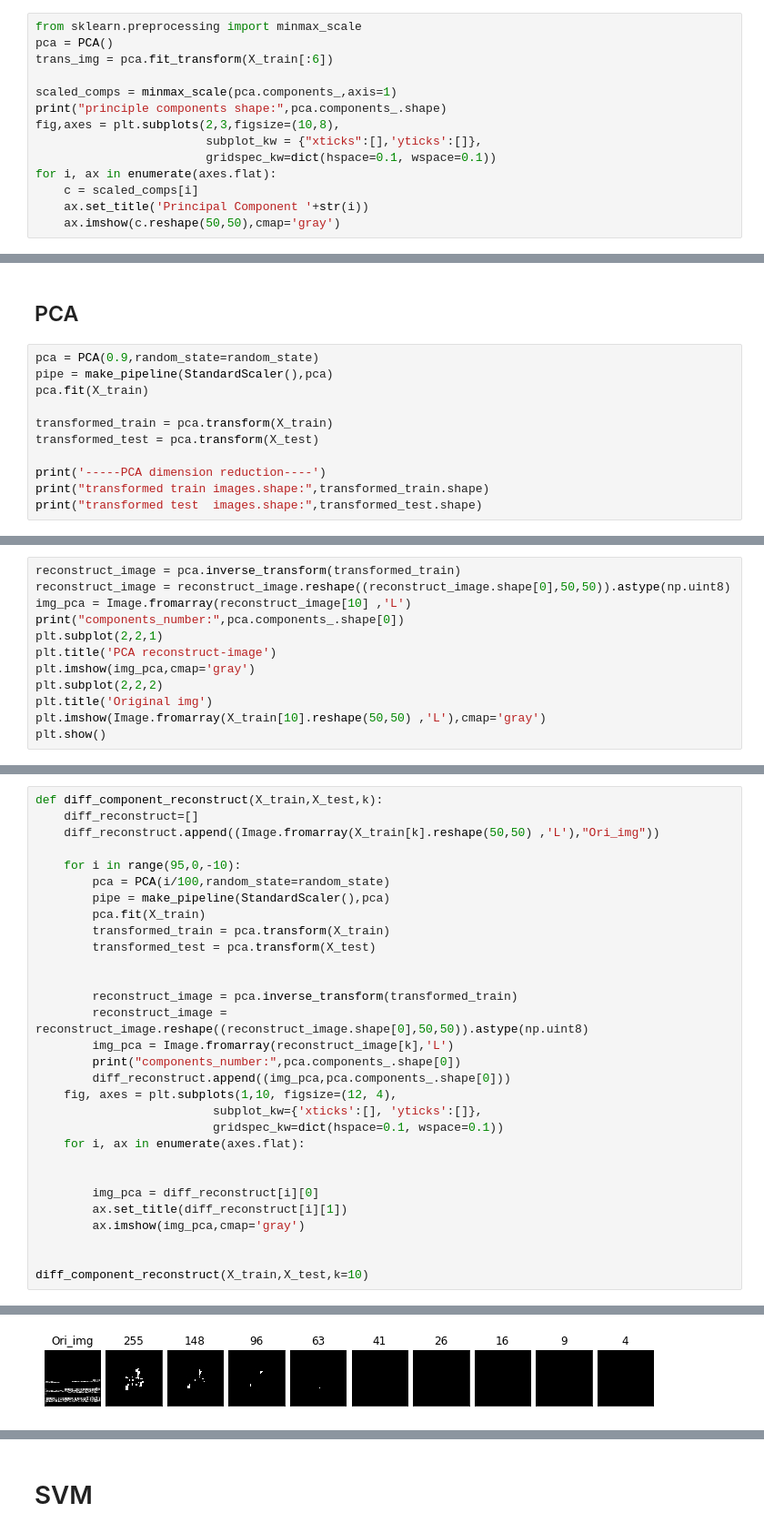
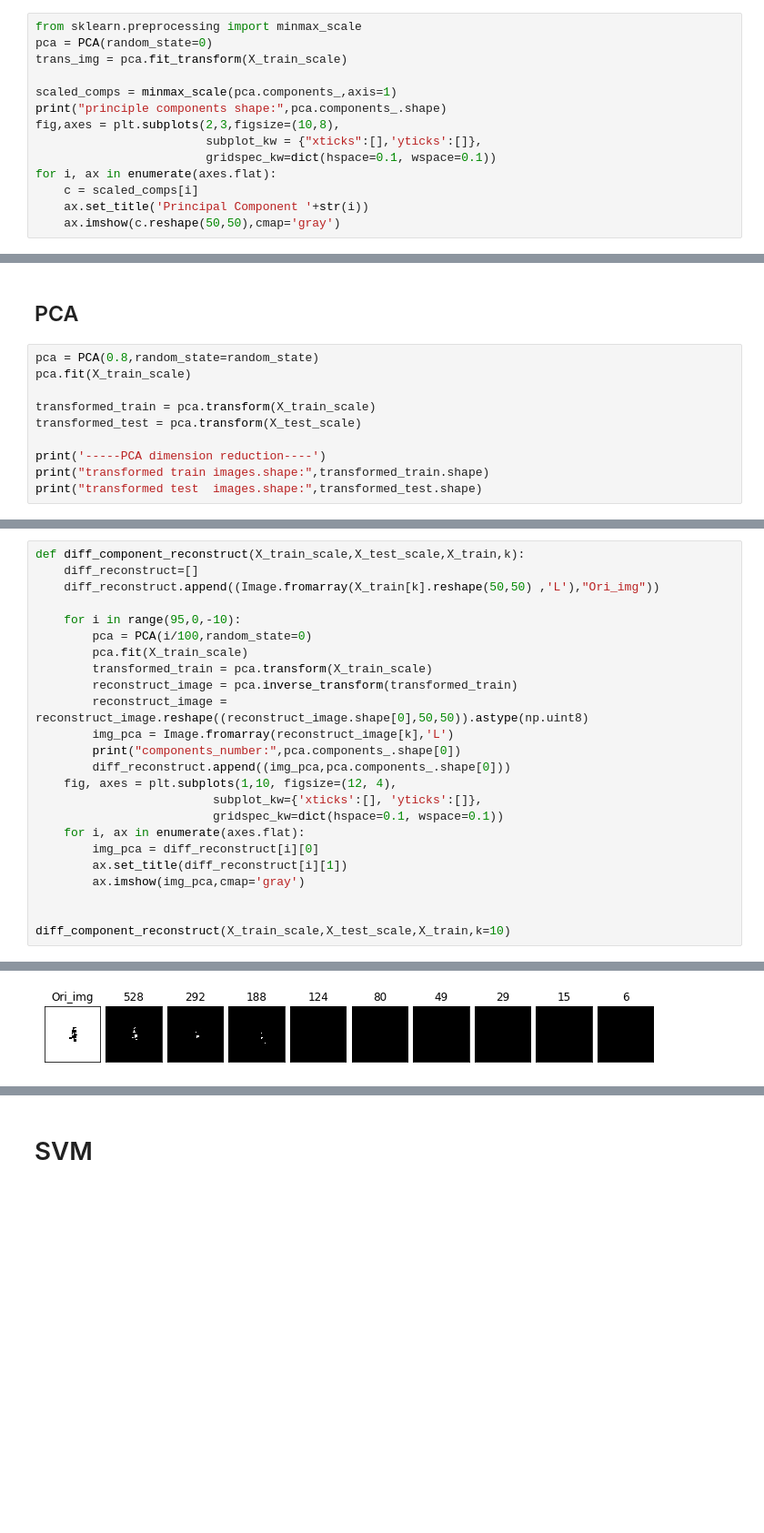
Before and after one commit to yehcheshin/PatternFinal_ChineseHandWrite, a Jupyter notebook: Clean_PCA_LDA.ipynb, the cells around one changed output, grey strips where cells are left out. Shown at 91% size. Drawn from its saved outputs; the diff is of its cells as text; blank space fills up the shorter version.

```diff
--- a/Clean_PCA_LDA.ipynb
+++ b/Clean_PCA_LDA.ipynb
@@ -78,8 +79,8 @@ Text(0, 0.5, 'cumulative explained variance')
 dim reduction one image
 # %%
 from sklearn.preprocessing import minmax_scale
-pca = PCA()
-trans_img = pca.fit_transform(X_train[:6])
+pca = PCA(random_state=0)
+trans_img = pca.fit_transform(X_train_scale)
 
 scaled_comps = minmax_scale(pca.components_,axis=1)
 print("principle components shape:",pca.components_.shape)
@@ -127,12 +150,11 @@ ValueError: Found input variables with inconsistent numbers of samples: [529, 21
 # %% [markdown]
 ## PCA
 # %%
-pca = PCA(0.9,random_state=random_state)
-pipe = make_pipeline(StandardScaler(),pca)
-pca.fit(X_train)
+pca = PCA(0.8,random_state=random_state)
+pca.fit(X_train_scale)
 
-transformed_train = pca.transform(X_train)
-transformed_test = pca.transform(X_test)
+transformed_train = pca.transform(X_train_scale)
+transformed_test = pca.transform(X_test_scale)
 
 print('-----PCA dimension reduction----')
 print("transformed train images.shape:",transformed_train.shape)
@@ -140,12 +165,0 @@ print("transformed test  images.shape:",transformed_test.shape)
-# %%
-reconstruct_image = pca.inverse_transform(transformed_train)
-reconstruct_image = reconstruct_image.reshape((reconstruct_image.shape[0],50,50)).astype(np.uint8)
-img_pca = Image.fromarray(reconstruct_image[10] ,'L')
-print("components_number:",pca.components_.shape[0])
-plt.subplot(2,2,1)
-plt.title('PCA reconstruct-image')
-plt.imshow(img_pca,cmap='gray')
-plt.subplot(2,2,2)
-plt.title('Original img')
-plt.imshow(Image.fromarray(X_train[10].reshape(50,50) ,'L'),cmap='gray')
-plt.show()
@@ -156,16 +168,12 @@ NameError: name 'transformed_train' is not defined
 # %%
-def diff_component_reconstruct(X_train,X_test,k):
+def diff_component_reconstruct(X_train_scale,X_test_scale,X_train,k):
     diff_reconstruct=[]
     diff_reconstruct.append((Image.fromarray(X_train[k].reshape(50,50) ,'L'),"Ori_img"))
 
     for i in range(95,0,-10):
-        pca = PCA(i/100,random_state=random_state)
-        pipe = make_pipeline(StandardScaler(),pca)
-        pca.fit(X_train)
-        transformed_train = pca.transform(X_train)
-        transformed_test = pca.transform(X_test)
-
-
+        pca = PCA(i/100,random_state=0)
+        pca.fit(X_train_scale)
+        transformed_train = pca.transform(X_train_scale)
         reconstruct_image = pca.inverse_transform(transformed_train)
         reconstruct_image = reconstruct_image.reshape((reconstruct_image.shape[0],50,50)).astype(np.uint8)
         img_pca = Image.fromarray(reconstruct_image[k],'L')
@@ -175,12 +183,10 @@ def diff_component_reconstruct(X_train,X_test,k):
                          subplot_kw={'xticks':[], 'yticks':[]},
                          gridspec_kw=dict(hspace=0.1, wspace=0.1))
     for i, ax in enumerate(axes.flat):
-
-
         img_pca = diff_reconstruct[i][0]
         ax.set_title(diff_reconstruct[i][1])
         ax.imshow(img_pca,cmap='gray')
 
 
-diff_component_reconstruct(X_train,X_test,k=10)
+diff_component_reconstruct(X_train_scale,X_test_scale,X_train,k=10)
 # %% [output]
@@ -196,5 +202,5 @@ components_number: 4
 components_number: 1
-[figure, old version]
+[figure, new version]
 # %%
 fig, axes = plt.subplots(3,10, figsize=(12, 4),
                          subplot_kw={'xticks':[], 'yticks':[]},
```
Also changed, not shown: parts of 29 cells of this notebook.
